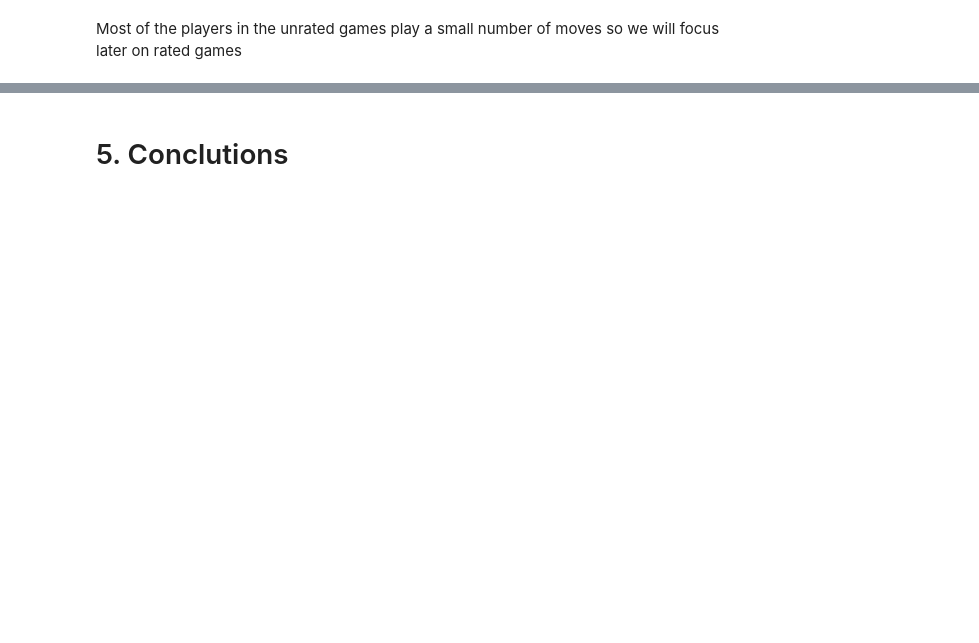
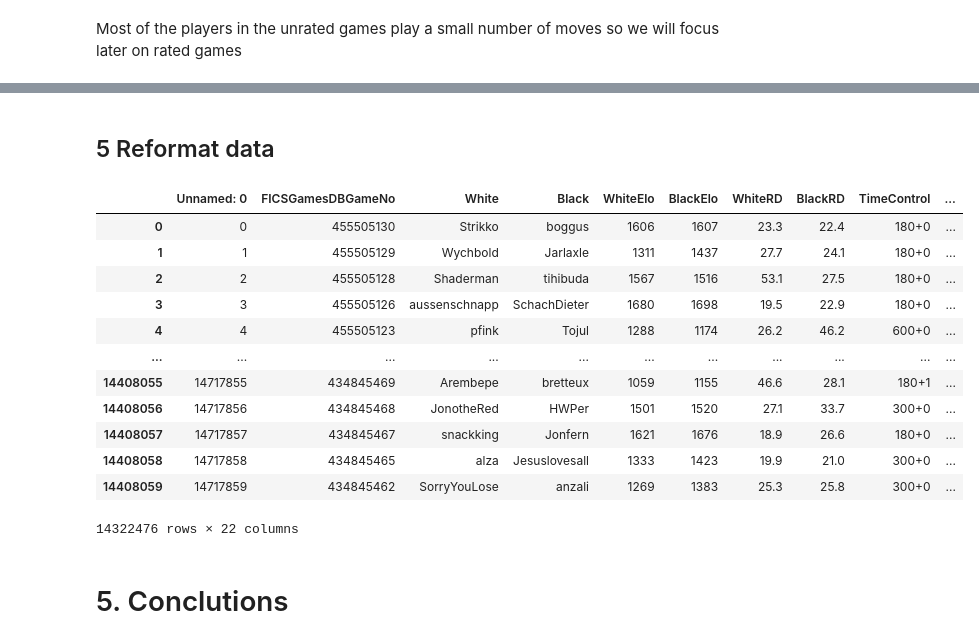
Before and after one commit to ariel-zilber/chess_improments_patterns, a Jupyter notebook: notebooks/v4/P1_01_eda.ipynb, the cells around one changed output, grey strips where cells are left out. Cells and saved outputs as stored; diff of their text form; code cells hidden in the pictures; blank space fills up the shorter version.

```diff
--- a/notebooks/v4/P1_01_eda.ipynb
+++ b/notebooks/v4/P1_01_eda.ipynb
@@ -1038,0 +1141,5 @@ for e in events:
+# %%
+df=df[(df["White"].isin(player_to_use))|(df["Black"].isin(player_to_use))]
+# %%
+num_games_df=get_players_by_num_games_dist(df)
+num_games_df=num_games_df[num_games_df["Player"].isin(player_to_use)]
@@ -1038,0 +1171,23 @@ for e in events:
+# %%
+import concurrent.futures
+import time
+
+players_human={}
+players=player_to_use
+
+def thread_function(players,id,num_threads):
+    for i in range(len(players)):
+        if i%num_threads==id:
+            players_human[players[i]]=is_bot(players[i])
+            print(len((players_human.keys())))
+
+# Create a ThreadPoolExecutor with 3 worker threads
+with concurrent.futures.ThreadPoolExecutor(max_workers=10) as executor:
+    # Submit tasks to the executor
+    tasks = [executor.submit(thread_function, players,i,10) for i in range(10)]
+
+    # Wait for all tasks to complete
+    for future in concurrent.futures.as_completed(tasks):
+        # Retrieve the result of each task
+        result = future.result()
+        print("Task result:", result)
@@ -1038,0 +1212,7 @@ for e in events:
+# %%
+num_games_df["Bot"]=num_games_df["Player"].apply(lambda p:players_human[p])
+num_games_df=num_games_df[num_games_df["Bot"]==False]
+player_to_use=list(num_games_df["Player"])
+df=df[(df["White"].isin(player_to_use))|(df["Black"].isin(player_to_use))]
+# %% [markdown]
+## 5 Reformat data
@@ -1038,0 +1342,16 @@ for e in events:
+# %%
+df
+# %% [output]
+|  | Unnamed: 0 | FICSGamesDBGameNo | White | Black | WhiteElo | BlackElo | WhiteRD | BlackRD | TimeControl | ... |
+| 0 | 0 | 455505130 | Strikko | boggus | 1606 | 1607 | 23.3 | 22.4 | 180+0 | ... |
+| 1 | 1 | 455505129 | Wychbold | Jarlaxle | 1311 | 1437 | 27.7 | 24.1 | 180+0 | ... |
+| 2 | 2 | 455505128 | Shaderman | tihibuda | 1567 | 1516 | 53.1 | 27.5 | 180+0 | ... |
+| 3 | 3 | 455505126 | aussenschnapp | SchachDieter | 1680 | 1698 | 19.5 | 22.9 | 180+0 | ... |
+| 4 | 4 | 455505123 | pfink | Tojul | 1288 | 1174 | 26.2 | 46.2 | 600+0 | ... |
+| ... | ... | ... | ... | ... | ... | ... | ... | ... | ... | ... |
+| 14408055 | 14717855 | 434845469 | Arembepe | bretteux | 1059 | 1155 | 46.6 | 28.1 | 180+1 | ... |
+| 14408056 | 14717856 | 434845468 | JonotheRed | HWPer | 1501 | 1520 | 27.1 | 33.7 | 300+0 | ... |
+| 14408057 | 14717857 | 434845467 | snackking | Jonfern | 1621 | 1676 | 18.9 | 26.6 | 180+0 | ... |
+| 14408058 | 14717858 | 434845465 | alza | Jesuslovesall | 1333 | 1423 | 19.9 | 21.0 | 300+0 | ... |
+| 14408059 | 14717859 | 434845462 | SorryYouLose | anzali | 1269 | 1383 | 25.3 | 25.8 | 300+0 | ... |
+14322476 rows × 22 columns
```
Also changed, not shown: parts of 29 cells of this notebook, 7 other files.
